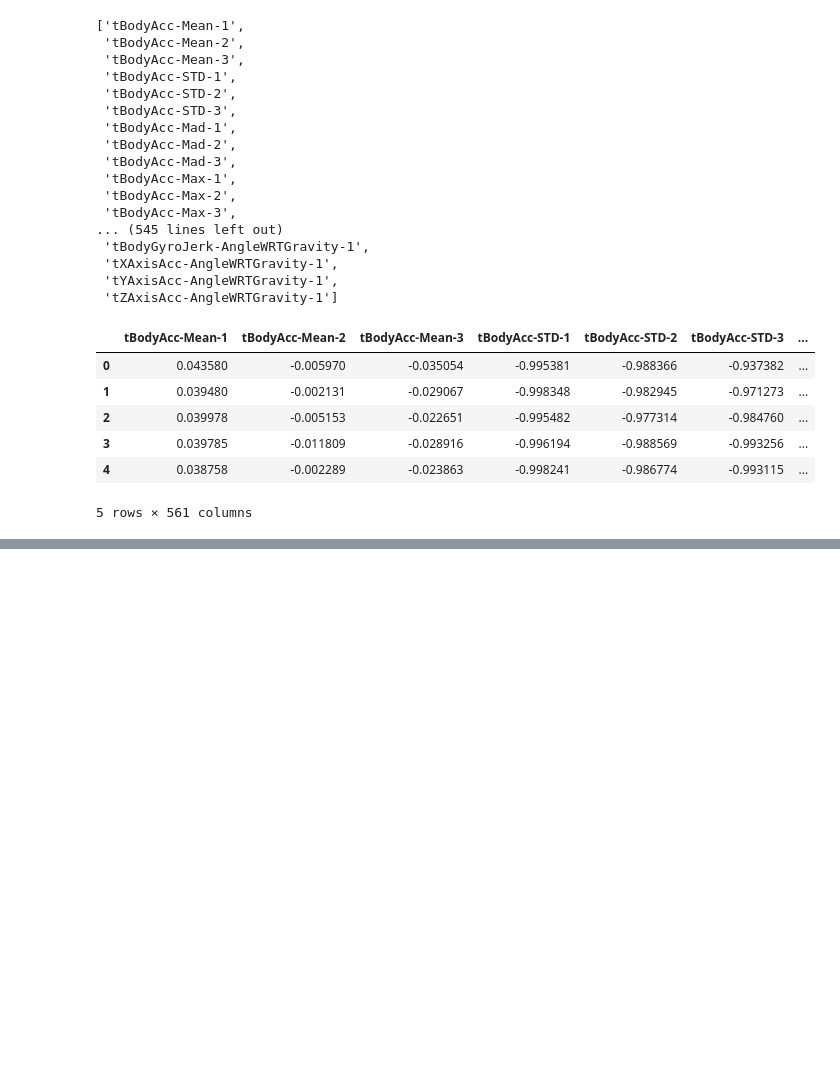
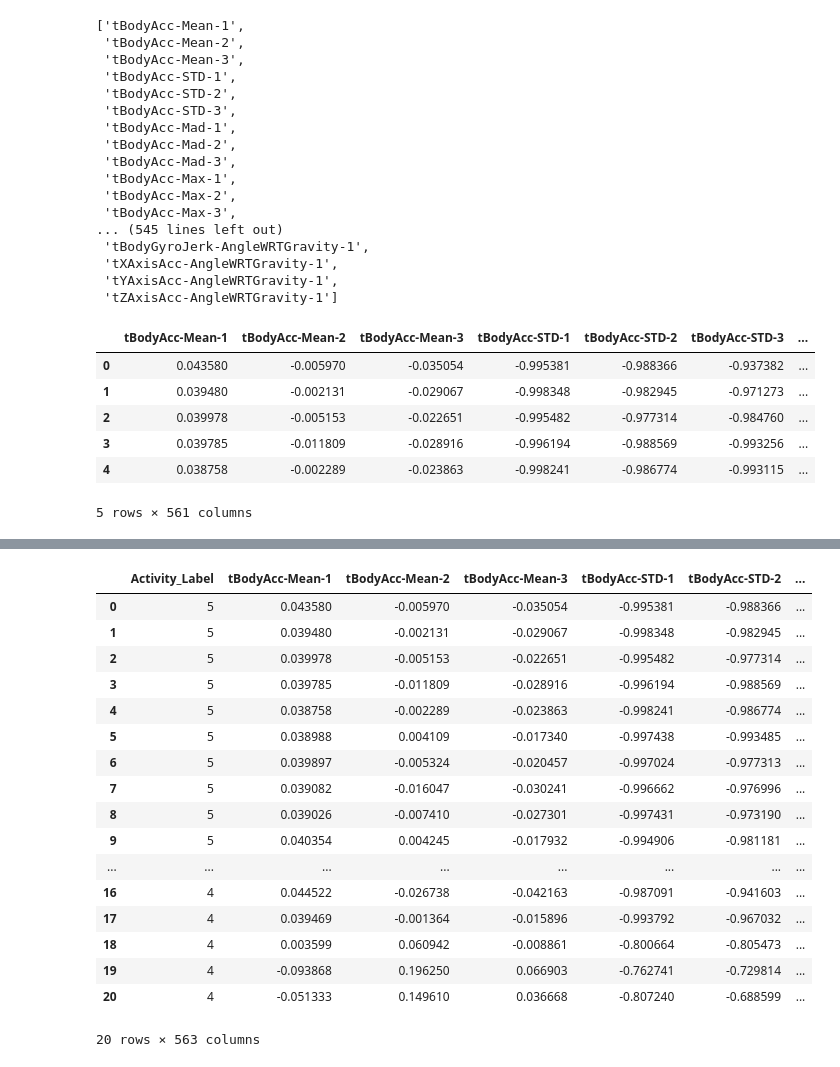
Before and after one commit to jonnyhof/human_activity_recognition, a Jupyter notebook: scratch_exploration.ipynb, the cells around one changed output, grey strips where cells are left out. Cells and saved outputs as stored; diff of their text form; code cells hidden in the pictures; blank space fills up the shorter version.

```diff
--- a/scratch_exploration.ipynb
+++ b/scratch_exploration.ipynb
@@ -67,0 +136,21 @@ df.head(100).to_csv('sample_data.csv', index=False)
+# %%
+train.head(20)
+# %% [output]
+|  | Activity_Label | tBodyAcc-Mean-1 | tBodyAcc-Mean-2 | tBodyAcc-Mean-3 | tBodyAcc-STD-1 | tBodyAcc-STD-2 | ... |
+| 0 | 5 | 0.043580 | -0.005970 | -0.035054 | -0.995381 | -0.988366 | ... |
+| 1 | 5 | 0.039480 | -0.002131 | -0.029067 | -0.998348 | -0.982945 | ... |
+| 2 | 5 | 0.039978 | -0.005153 | -0.022651 | -0.995482 | -0.977314 | ... |
+| 3 | 5 | 0.039785 | -0.011809 | -0.028916 | -0.996194 | -0.988569 | ... |
+| 4 | 5 | 0.038758 | -0.002289 | -0.023863 | -0.998241 | -0.986774 | ... |
+| 5 | 5 | 0.038988 | 0.004109 | -0.017340 | -0.997438 | -0.993485 | ... |
+| 6 | 5 | 0.039897 | -0.005324 | -0.020457 | -0.997024 | -0.977313 | ... |
+| 7 | 5 | 0.039082 | -0.016047 | -0.030241 | -0.996662 | -0.976996 | ... |
+| 8 | 5 | 0.039026 | -0.007410 | -0.027301 | -0.997431 | -0.973190 | ... |
+| 9 | 5 | 0.040354 | 0.004245 | -0.017932 | -0.994906 | -0.981181 | ... |
+| ... | ... | ... | ... | ... | ... | ... | ... |
+| 16 | 4 | 0.044522 | -0.026738 | -0.042163 | -0.987091 | -0.941603 | ... |
+| 17 | 4 | 0.039469 | -0.001364 | -0.015896 | -0.993792 | -0.967032 | ... |
+| 18 | 4 | 0.003599 | 0.060942 | -0.008861 | -0.800664 | -0.805473 | ... |
+| 19 | 4 | -0.093868 | 0.196250 | 0.066903 | -0.762741 | -0.729814 | ... |
+| 20 | 4 | -0.051333 | 0.149610 | 0.036668 | -0.807240 | -0.688599 | ... |
+20 rows × 563 columns
```
Also changed, not shown: parts of 15 cells of this notebook.
